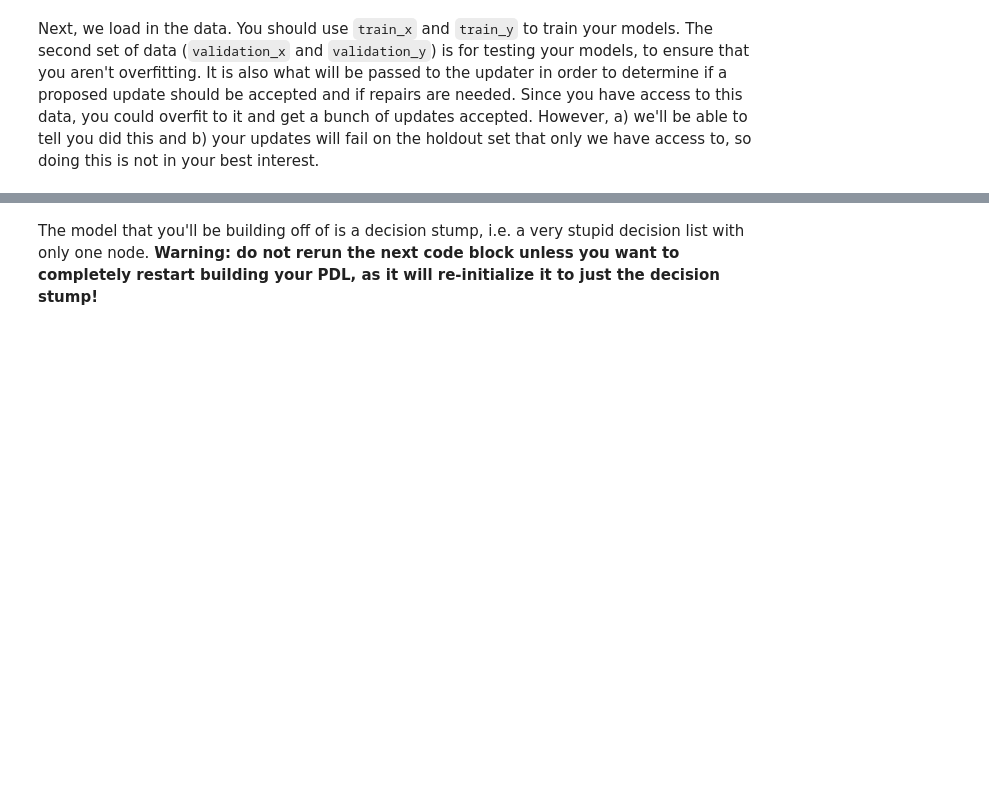
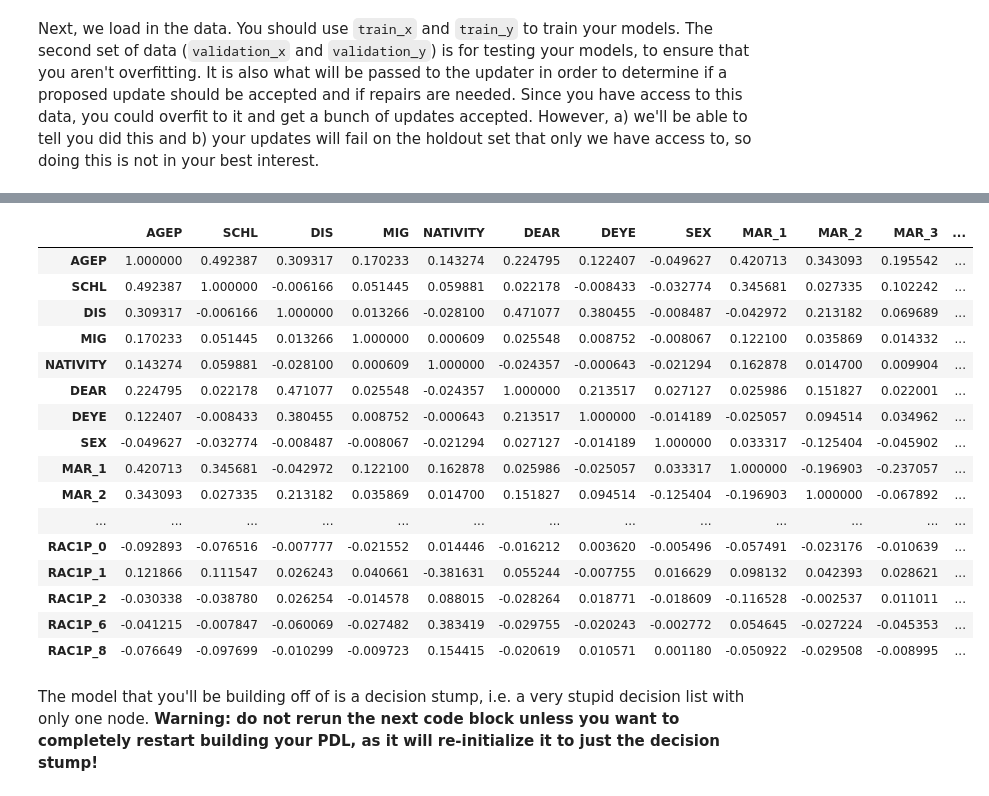
Before and after one commit to YANKAIIIL-lyk/Bias-BT, a Jupyter notebook: ClassBiasBounties/groupID-Project.ipynb, the cells around one changed output, grey strips where cells are left out. Cells and saved outputs as stored; diff of their text form; code cells hidden in the pictures; blank space fills up the shorter version.

Commit message:
data wrangling

```diff
--- a/ClassBiasBounties/groupID-Project.ipynb
+++ b/ClassBiasBounties/groupID-Project.ipynb
@@ -19,0 +134,11 @@ Next, we load in the data. You should use `train_x` and `train_y` to train your
+# %%
+from sklearn.preprocessing import OneHotEncoder
+
+features_to_encode = ['MAR', 'ESP', 'CIT', 'MIL', 'ANC', 'RELP', 'DREM', 'RAC1P']
+encoder = OneHotEncoder(handle_unknown='ignore')
+train_x_encoded = pd.DataFrame(encoder.fit_transform(train_x[features_to_encode]).toarray(),\
+                               columns = encoder.get_feature_names_out(features_to_encode))
+train_x = train_x.drop(columns = features_to_encode, axis = 1)
+train_x = train_x.join(train_x_encoded)
+train_x = pd.DataFrame(train_x, dtype = int)
+train_x
@@ -20,3 +159,23 @@ Next, we load in the data. You should use `train_x` and `train_y` to train your
+# %%
+train_x.corr().style.background_gradient(cmap='coolwarm')
+# %% [output]
+|  | AGEP | SCHL | DIS | MIG | NATIVITY | DEAR | DEYE | SEX | MAR_1 | MAR_2 | MAR_3 | ... |
+| AGEP | 1.000000 | 0.492387 | 0.309317 | 0.170233 | 0.143274 | 0.224795 | 0.122407 | -0.049627 | 0.420713 | 0.343093 | 0.195542 | ... |
+| SCHL | 0.492387 | 1.000000 | -0.006166 | 0.051445 | 0.059881 | 0.022178 | -0.008433 | -0.032774 | 0.345681 | 0.027335 | 0.102242 | ... |
+| DIS | 0.309317 | -0.006166 | 1.000000 | 0.013266 | -0.028100 | 0.471077 | 0.380455 | -0.008487 | -0.042972 | 0.213182 | 0.069689 | ... |
+| MIG | 0.170233 | 0.051445 | 0.013266 | 1.000000 | 0.000609 | 0.025548 | 0.008752 | -0.008067 | 0.122100 | 0.035869 | 0.014332 | ... |
+| NATIVITY | 0.143274 | 0.059881 | -0.028100 | 0.000609 | 1.000000 | -0.024357 | -0.000643 | -0.021294 | 0.162878 | 0.014700 | 0.009904 | ... |
+| DEAR | 0.224795 | 0.022178 | 0.471077 | 0.025548 | -0.024357 | 1.000000 | 0.213517 | 0.027127 | 0.025986 | 0.151827 | 0.022001 | ... |
+| DEYE | 0.122407 | -0.008433 | 0.380455 | 0.008752 | -0.000643 | 0.213517 | 1.000000 | -0.014189 | -0.025057 | 0.094514 | 0.034962 | ... |
+| SEX | -0.049627 | -0.032774 | -0.008487 | -0.008067 | -0.021294 | 0.027127 | -0.014189 | 1.000000 | 0.033317 | -0.125404 | -0.045902 | ... |
+| MAR_1 | 0.420713 | 0.345681 | -0.042972 | 0.122100 | 0.162878 | 0.025986 | -0.025057 | 0.033317 | 1.000000 | -0.196903 | -0.237057 | ... |
+| MAR_2 | 0.343093 | 0.027335 | 0.213182 | 0.035869 | 0.014700 | 0.151827 | 0.094514 | -0.125404 | -0.196903 | 1.000000 | -0.067892 | ... |
+| ... | ... | ... | ... | ... | ... | ... | ... | ... | ... | ... | ... | ... |
+| RAC1P_0 | -0.092893 | -0.076516 | -0.007777 | -0.021552 | 0.014446 | -0.016212 | 0.003620 | -0.005496 | -0.057491 | -0.023176 | -0.010639 | ... |
+| RAC1P_1 | 0.121866 | 0.111547 | 0.026243 | 0.040661 | -0.381631 | 0.055244 | -0.007755 | 0.016629 | 0.098132 | 0.042393 | 0.028621 | ... |
+| RAC1P_2 | -0.030338 | -0.038780 | 0.026254 | -0.014578 | 0.088015 | -0.028264 | 0.018771 | -0.018609 | -0.116528 | -0.002537 | 0.011011 | ... |
+| RAC1P_6 | -0.041215 | -0.007847 | -0.060069 | -0.027482 | 0.383419 | -0.029755 | -0.020243 | -0.002772 | 0.054645 | -0.027224 | -0.045353 | ... |
+| RAC1P_8 | -0.076649 | -0.097699 | -0.010299 | -0.009723 | 0.154415 | -0.020619 | 0.010571 | 0.001180 | -0.050922 | -0.029508 | -0.008995 | ... |
 # %% [markdown]
 The model that you'll be building off of is a decision stump, i.e. a very stupid decision list with only one node. **Warning: do not rerun the next code block unless you want to completely restart building your PDL, as it will re-initialize it to just the decision stump!**
 # %%
```
Also changed, not shown: parts of 6 cells of this notebook.
